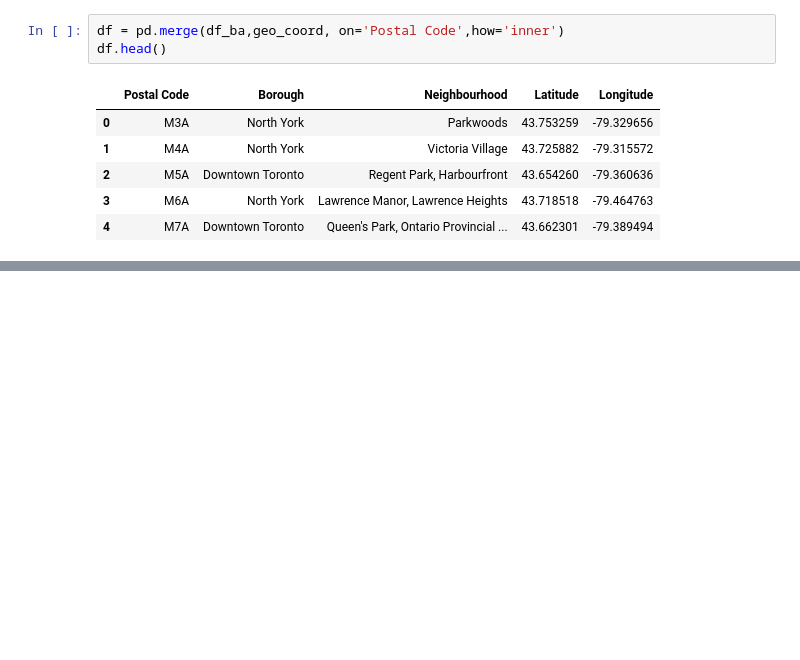
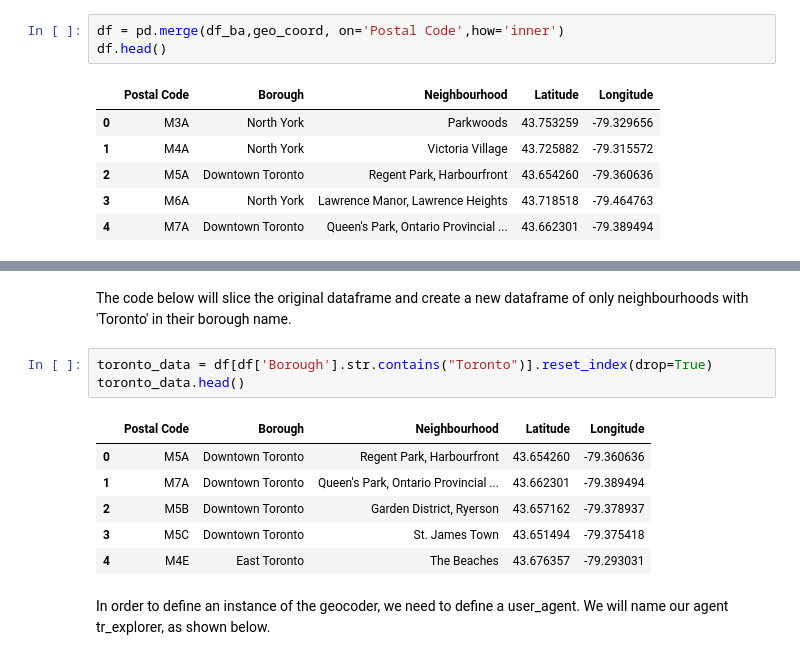
Before and after one commit to Olosunde/Coursera_Capstone, a Jupyter notebook: Capstone Project.ipynb, the cells around one changed output, grey strips where cells are left out. Saved outputs shown, nothing was run; the diff lists cells and outputs as text; blank space fills up the shorter version.

```diff
--- a/Capstone Project.ipynb
+++ b/Capstone Project.ipynb
@@ -75,0 +141,14 @@ df.head()
+# %% [markdown]
+ The code below will slice the original dataframe and create a new dataframe of only neighbourhoods with 'Toronto' in their borough name.
+# %%
+toronto_data = df[df['Borough'].str.contains("Toronto")].reset_index(drop=True)
+toronto_data.head()
+# %% [output]
+|  | Postal Code | Borough | Neighbourhood | Latitude | Longitude |
+| 0 | M5A | Downtown Toronto | Regent Park, Harbourfront | 43.654260 | -79.360636 |
+| 1 | M7A | Downtown Toronto | Queen's Park, Ontario Provincial ... | 43.662301 | -79.389494 |
+| 2 | M5B | Downtown Toronto | Garden District, Ryerson | 43.657162 | -79.378937 |
+| 3 | M5C | Downtown Toronto | St. James Town | 43.651494 | -79.375418 |
+| 4 | M4E | East Toronto | The Beaches | 43.676357 | -79.293031 |
+# %% [markdown]
+In order to define an instance of the geocoder, we need to define a user_agent. We will name our agent tr_explorer, as shown below.
```
Also changed, not shown: parts of 61 cells of this notebook.
